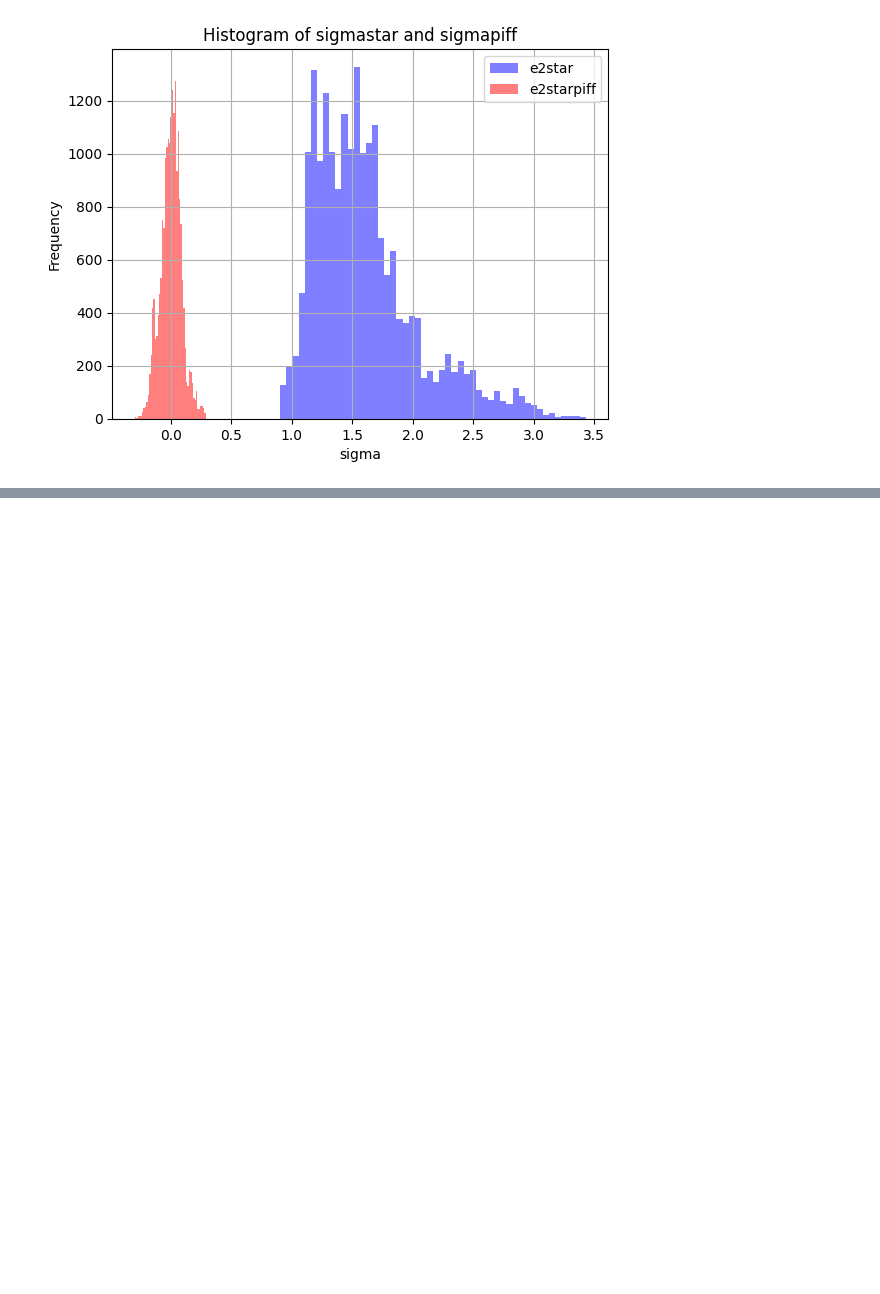
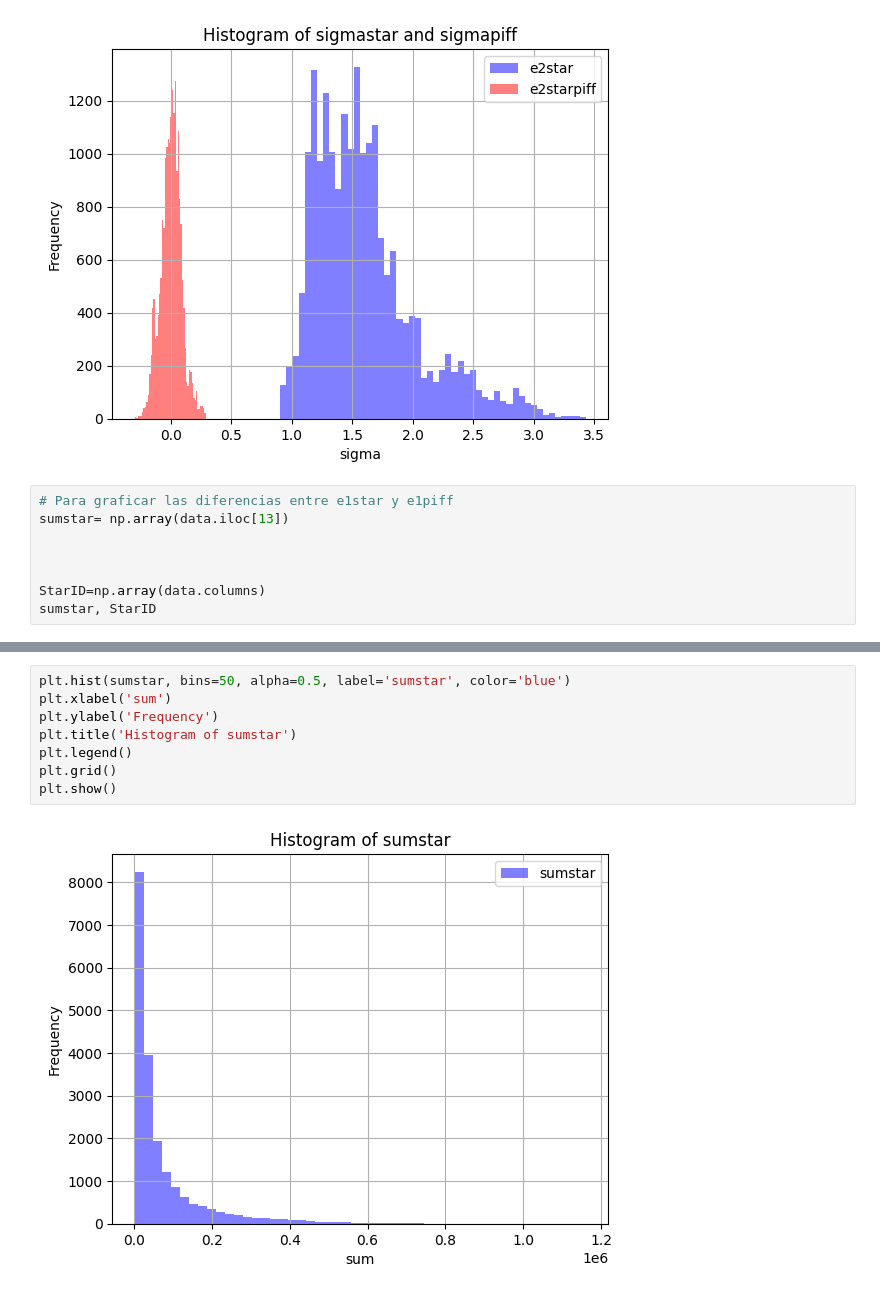
Before and after one commit to DayanaHenao/RECA_PROJECT, a Jupyter notebook: understanding_data.ipynb, the cells around one changed output, grey strips where cells are left out. Drawn from its saved outputs; the diff is of its cells as text; blank space fills up the shorter version.

Commit message:
Doing something with sumstar

```diff
--- a/understanding_data.ipynb
+++ b/understanding_data.ipynb
@@ -333,3 +333,11 @@ plt.grid()
 plt.show()
 # %% [output]
 [figure]
+# %%
+# Para graficar las diferencias entre e1star y e1piff
+sumstar= np.array(data.iloc[13])
+
+
+
+StarID=np.array(data.columns)
+sumstar, StarID
@@ -335,0 +353,10 @@ plt.show()
+# %%
+plt.hist(sumstar, bins=50, alpha=0.5, label='sumstar', color='blue')
+plt.xlabel('sum')
+plt.ylabel('Frequency')
+plt.title('Histogram of sumstar')
+plt.legend()
+plt.grid()
+plt.show()
+# %% [output]
+[figure, added]
```
Also changed, not shown: parts of 1 cell of this notebook.
